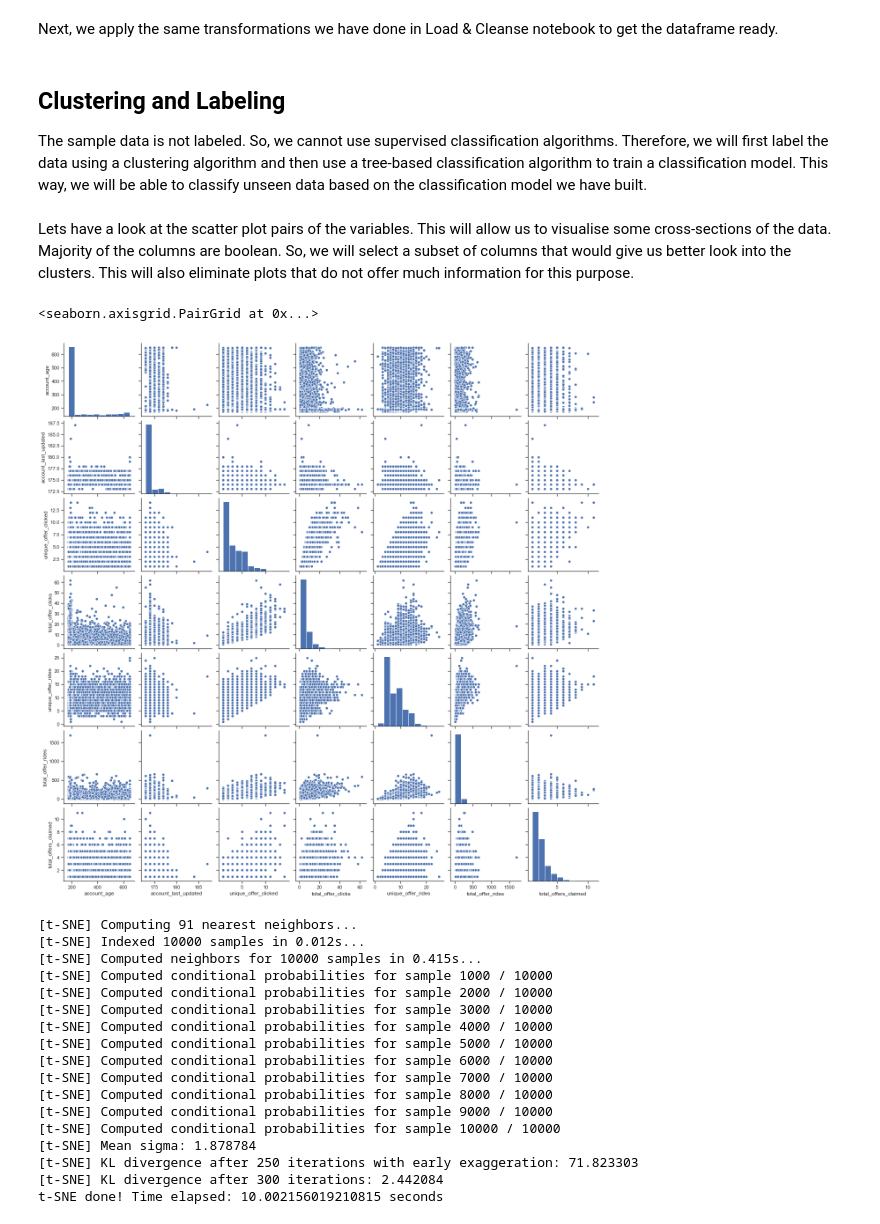
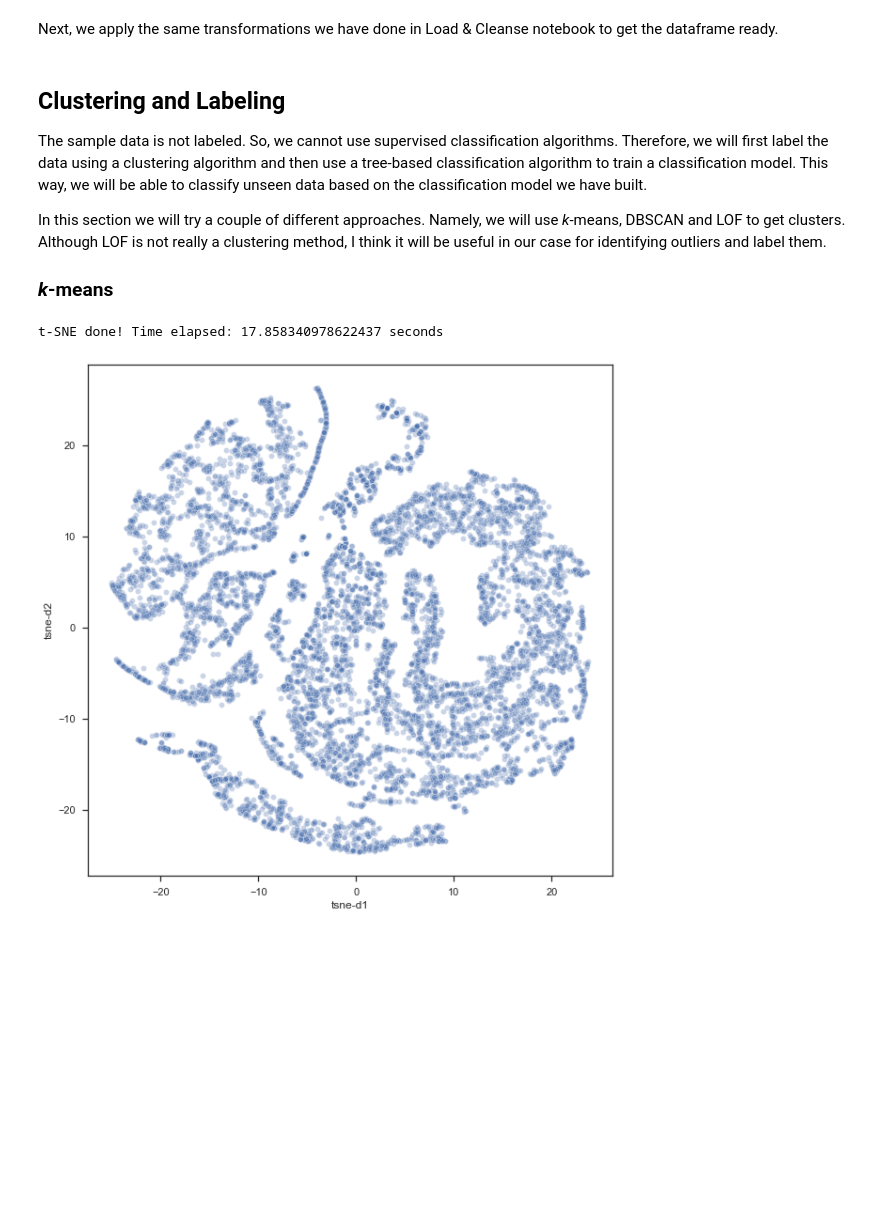
Before and after one commit to mhasanbulli/at_ml, a Jupyter notebook: notebooks/02_model_selection.ipynb, the cells around one changed output. Drawn from its saved outputs; the diff is of its cells as text; code cells hidden in the pictures; blank space fills up the shorter version.

```diff
--- a/notebooks/02_model_selection.ipynb
+++ b/notebooks/02_model_selection.ipynb
@@ -13,10 +13,30 @@ import time
 pd.plotting.register_matplotlib_converters()
 
 from sklearn.preprocessing import StandardScaler, MinMaxScaler
+from sklearn.cluster import KMeans, DBSCAN
+from sklearn.neighbors import LocalOutlierFactor
 from sklearn.manifold import TSNE
 from sklearn import metrics
 
 sns.set(style = "ticks")
+
+def tsne_plot(d, m):
+    """
+    Function to visualise clusters with t-SNE for a given dataset d and model m
+    """
+    d_copy = d.copy()
+
+    d_copy["tsne-d1"] = m[:, 0]
+    d_copy["tsne-d2"] = m[:, 1]
+
+    plt.figure(figsize=(10,10))
+    sns.scatterplot(
+        x="tsne-d1", y="tsne-d2",
+        palette=sns.color_palette("hls", 10),
+        data=d_copy,
+        legend="full",
+        alpha=0.3
+    )
 # %% [markdown]
 Next, we apply the same transformations we have done in Load & Cleanse notebook to get the dataframe ready.
 # %%
@@ -30,44 +50,19 @@ data.drop(cols_with_na, axis = 1, inplace = True)
 ## Clustering and Labeling
 
 The sample data is not labeled. So, we cannot use supervised classification algorithms. Therefore, we will first label the data using a clustering algorithm and then use a tree-based classification algorithm to train a classification model. This way, we will be able to classify unseen data based on the classification model we have built.
+
+In this section we will try a couple of different approaches. Namely, we will use _k_-means, DBSCAN and LOF to get clusters. Although LOF is not really a clustering method, I think it will be useful in our case for identifying outliers and label them.
+
+### _k_-means
-# %% [markdown]
-Lets have a look at the scatter plot pairs of the variables. This will allow us to visualise some cross-sections of the data. Majority of the columns are boolean. So, we will select a subset of columns that would give us better look into the clusters. This will also eliminate plots that do not offer much information for this purpose.
-# %%
-sub_cols = [
-    "account_age",
-    "account_last_updated",
-    "unique_offer_clicked",
-    "total_offer_clicks",
-    "unique_offer_rides",
-    "total_offer_rides",
-    "total_offers_claimed"
-]
-
-sns.pairplot(data, vars=sub_cols)
-# %% [output]
-<seaborn.axisgrid.PairGrid at 0x...>
-[figure, removed]
 # %%
 start_time = time.time()
-tsne = TSNE(n_components=2, perplexity=30, n_iter=300, verbose = 1)
+tsne = TSNE(n_components=2, perplexity=40, n_iter=500, verbose = 0, random_state=123, learning_rate=50)
 tsne_results = tsne.fit_transform(data)
 
 print('t-SNE done! Time elapsed: {} seconds'.format(time.time()-start_time))
+
+tsne_plot(data, tsne_results)
+plt.savefig("p_40.png")
 # %% [output]
-[t-SNE] Computing 91 nearest neighbors...
-[t-SNE] Indexed 10000 samples in 0.012s...
-[t-SNE] Computed neighbors for 10000 samples in 0.415s...
-[t-SNE] Computed conditional probabilities for sample 1000 / 10000
-[t-SNE] Computed conditional probabilities for sample 2000 / 10000
-[t-SNE] Computed conditional probabilities for sample 3000 / 10000
-[t-SNE] Computed conditional probabilities for sample 4000 / 10000
-[t-SNE] Computed conditional probabilities for sample 5000 / 10000
-[t-SNE] Computed conditional probabilities for sample 6000 / 10000
-[t-SNE] Computed conditional probabilities for sample 7000 / 10000
-[t-SNE] Computed conditional probabilities for sample 8000 / 10000
-[t-SNE] Computed conditional probabilities for sample 9000 / 10000
-[t-SNE] Computed conditional probabilities for sample 10000 / 10000
-[t-SNE] Mean sigma: 1.878784
-[t-SNE] KL divergence after 250 iterations with early exaggeration: 71.823303
-[t-SNE] KL divergence after 300 iterations: 2.442084
-t-SNE done! Time elapsed: 10.002156019210815 seconds
+t-SNE done! Time elapsed: 17.858340978622437 seconds
+[figure, added]
```
Also changed, not shown: parts of 1 cell of this notebook, 10 other files.
